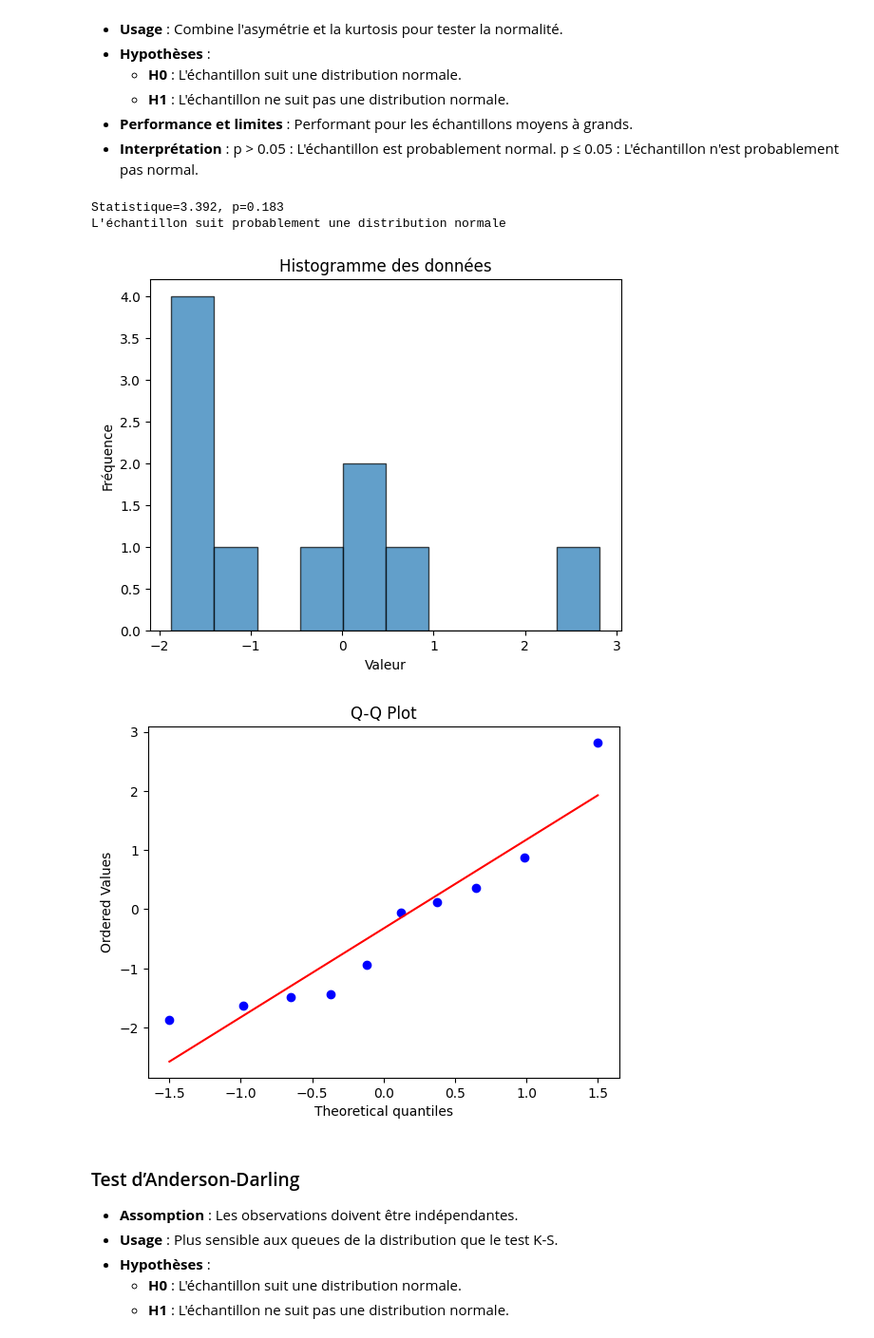
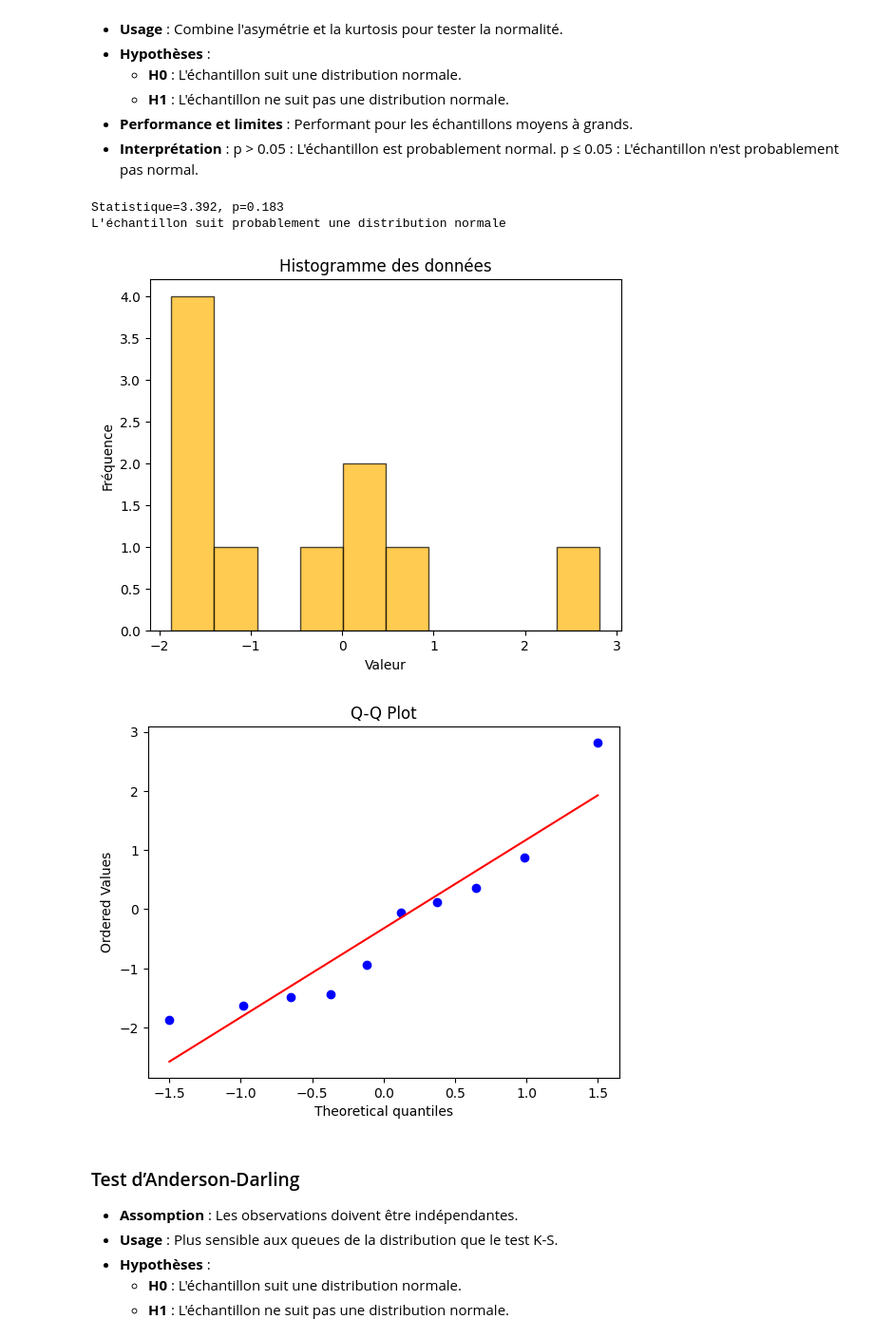
Before and after one commit to AbdelmajidLh/Cours, a Jupyter notebook: Statistiques/Statistiques.ipynb, the cells around one changed output. Shown at 95% size. Saved outputs shown, nothing was run; the diff lists cells and outputs as text; code cells hidden in the pictures.

```diff
--- a/Statistiques/Statistiques.ipynb
+++ b/Statistiques/Statistiques.ipynb
@@ -112,29 +112,29 @@ p ≤ 0.05 : L'échantillon n'est probablement pas normal.
 # %%
 from scipy.stats import normaltest
 
 # Test de D'Agostino K^2
 stat, p = normaltest(data)
 print('Statistique=%.3f, p=%.3f' % (stat, p))
 if p > 0.05:
     print('L\'échantillon suit probablement une distribution normale')
 else:
     print('L\'échantillon ne suit probablement pas une distribution normale')
 
 # Histogramme des données
-plt.hist(data, bins=10, edgecolor='black', alpha=0.7)
+plt.hist(data, bins=10, edgecolor='black', alpha=0.7, color="#FFB606")
 plt.title('Histogramme des données')
 plt.xlabel('Valeur')
 plt.ylabel('Fréquence')
 plt.show()
 
 # Q-Q plot
 probplot(data, dist="norm", plot=plt)
 plt.title('Q-Q Plot')
 plt.show()
 # %% [output]
 Statistique=3.392, p=0.183
 L'échantillon suit probablement une distribution normale
-[figure, old version]
+[figure, new version]
 [figure]
 # %% [markdown]
 ### <a id='section1-3'></a>Test d’Anderson-Darling
```
Also changed, not shown: parts of 11 cells of this notebook.
